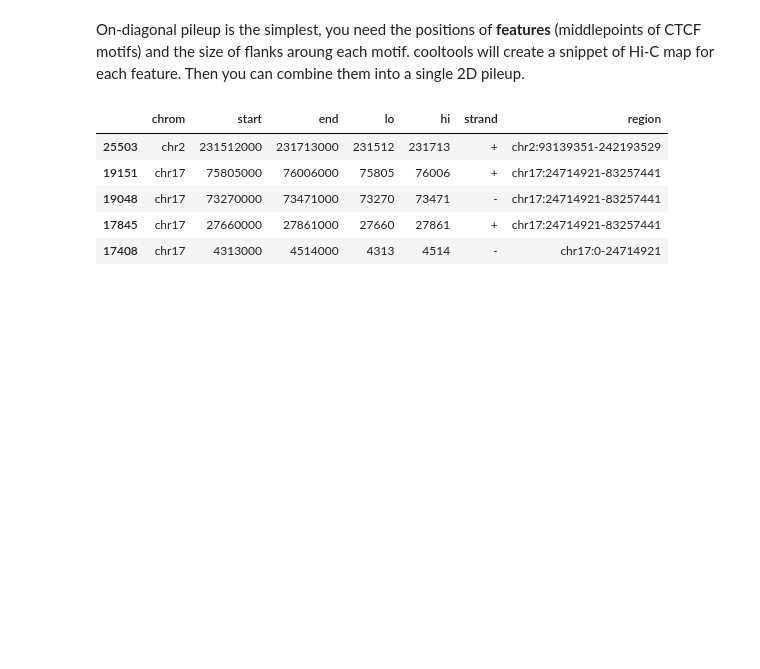
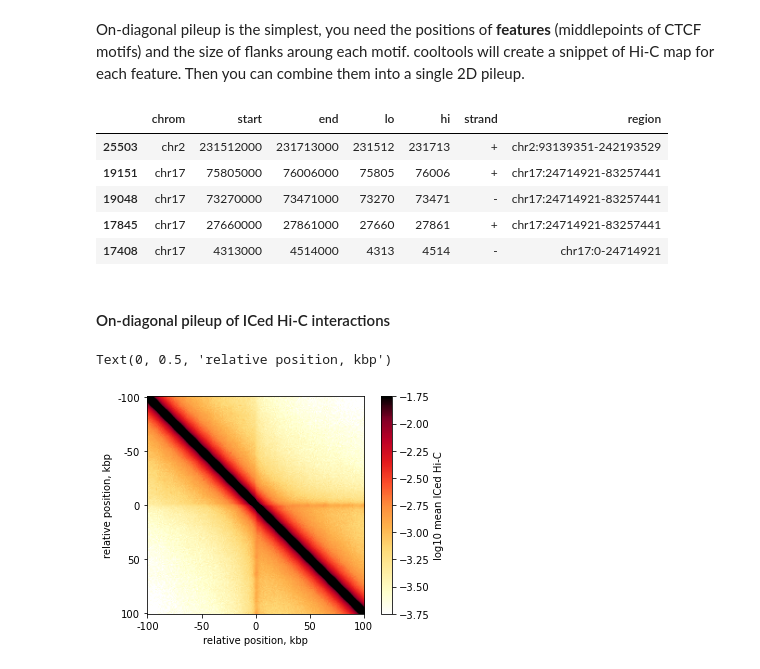
Before and after one commit to open2c/open2c_examples, a Jupyter notebook: pileup_CTCF.ipynb, the cells around one changed output. Cells and saved outputs as stored; diff of their text form; code cells hidden in the pictures; blank space fills up the shorter version.

```diff
--- a/pileup_CTCF.ipynb
+++ b/pileup_CTCF.ipynb
@@ -134,6 +139,8 @@ windows.head()
 | 19048 | chr17 | 73270000 | 73471000 | 73270 | 73471 | - | chr17:24714921-83257441 |
 | 17845 | chr17 | 27660000 | 27861000 | 27660 | 27861 | + | chr17:24714921-83257441 |
 | 17408 | chr17 | 4313000 | 4514000 | 4313 | 4514 | - | chr17:0-24714921 |
+# %% [markdown]
+#### On-diagonal pileup of ICed Hi-C interactions
 # %%
 # create the snipper object, which can be re-defined by user.
 # this will be changed in future
@@ -153,0 +163,16 @@ mtx = np.nanmean(stack, axis=2)
+# %%
+plt.imshow(
+    np.log10(mtx),
+    vmax = -3.75,
+    vmin = -1.75,
+    cmap='fall')
+plt.colorbar(label = 'log10 mean ICed Hi-C')
+ticks_pixels = np.linspace(0, flank*2//resolution,5)
+ticks_kbp = ((ticks_pixels-ticks_pixels[-1]/2)*resolution//1000).astype(int)
+plt.xticks(ticks_pixels, ticks_kbp)
+plt.yticks(ticks_pixels, ticks_kbp)
+plt.xlabel('relative position, kbp')
+plt.ylabel('relative position, kbp')
+# %% [output]
+Text(0, 0.5, 'relative position, kbp')
+[figure, added]
```
Also changed, not shown: parts of 29 cells of this notebook.
